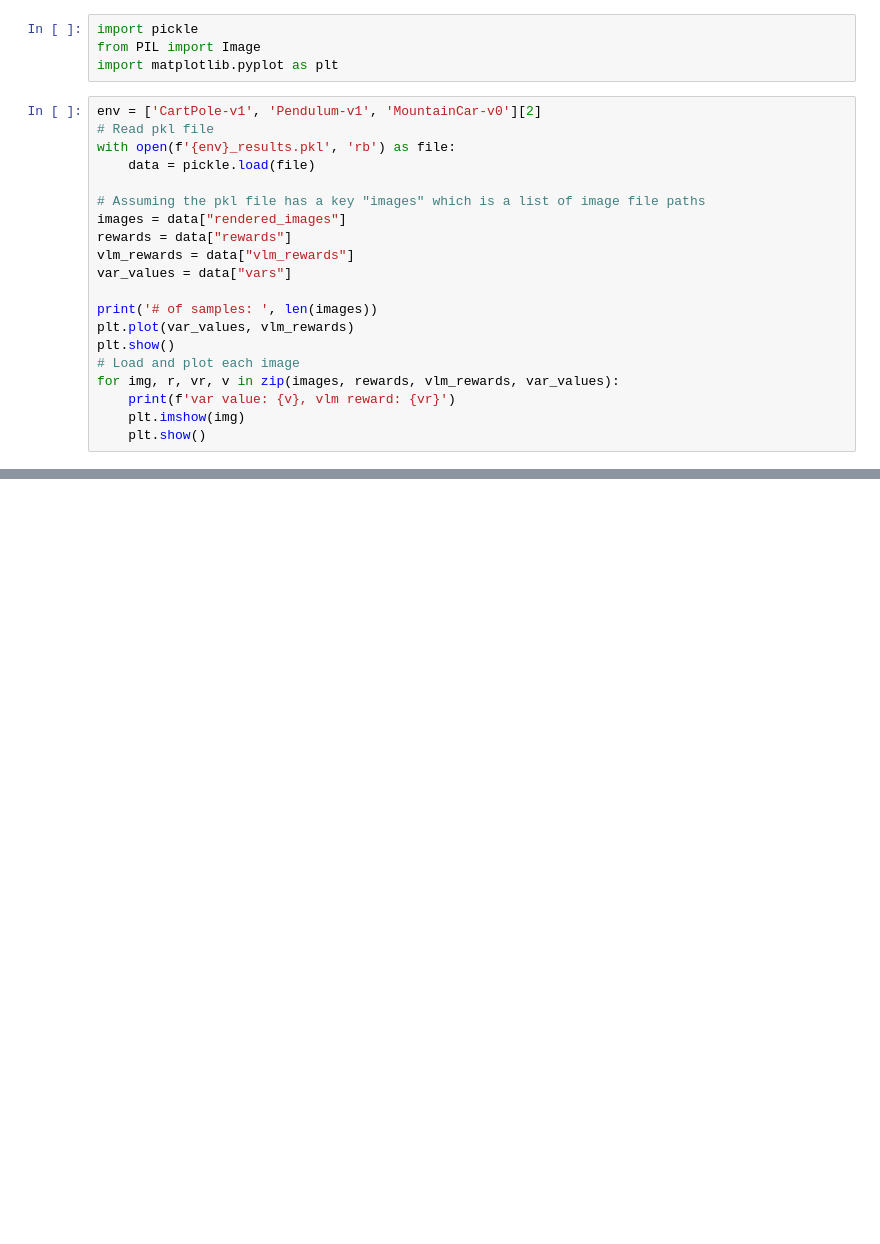
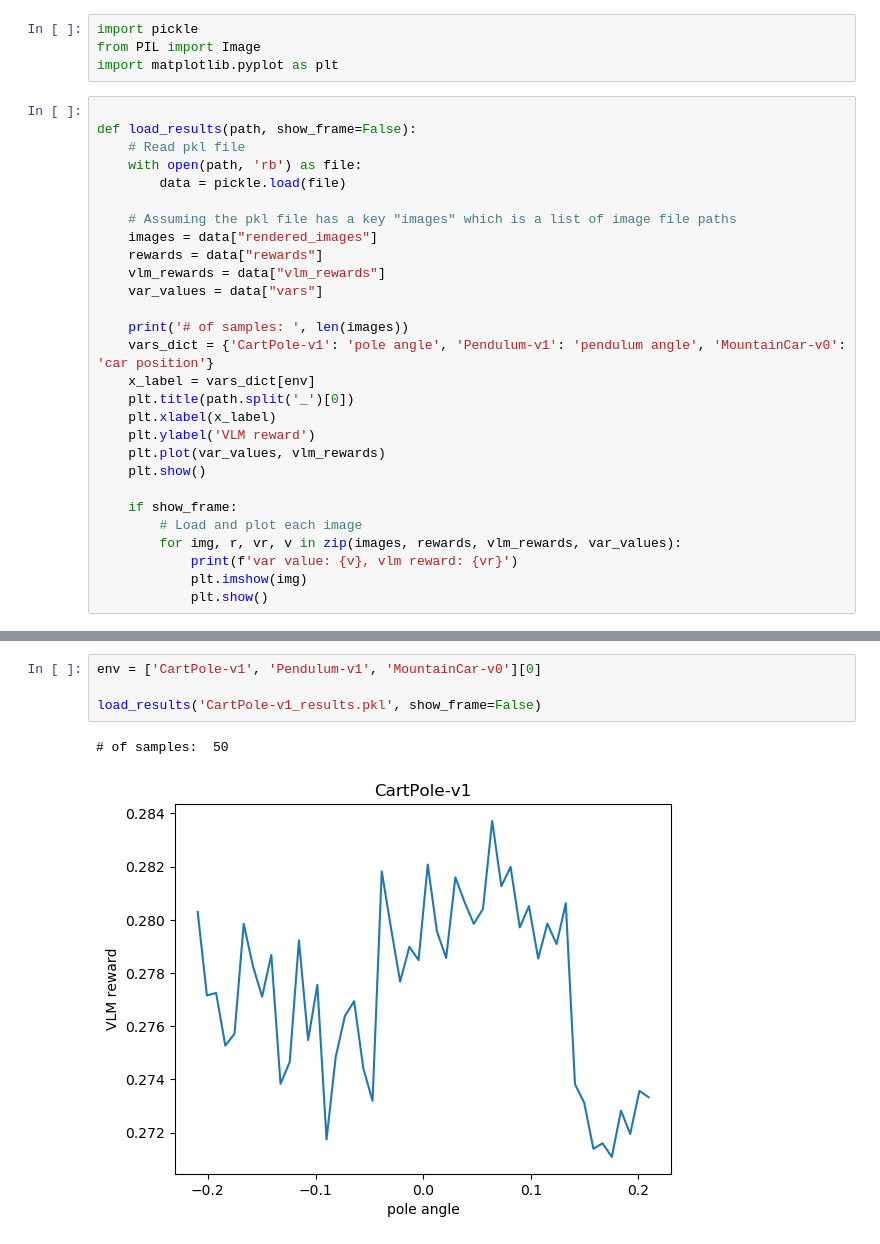
Before and after one commit to quantumiracle/human_prior_games, a Jupyter notebook: openai_gym/read_render.ipynb, the cells around one changed output, grey strips where cells are left out. Saved outputs shown, nothing was run; the diff lists cells and outputs as text; blank space fills up the shorter version.

```diff
--- a/openai_gym/read_render.ipynb
+++ b/openai_gym/read_render.ipynb
@@ -3,22 +3,30 @@ import pickle
 from PIL import Image
 import matplotlib.pyplot as plt
 # %%
-env = ['CartPole-v1', 'Pendulum-v1', 'MountainCar-v0'][2]
-# Read pkl file
-with open(f'{env}_results.pkl', 'rb') as file:
-    data = pickle.load(file)
 
-# Assuming the pkl file has a key "images" which is a list of image file paths
-images = data["rendered_images"]
-rewards = data["rewards"]
-vlm_rewards = data["vlm_rewards"]
-var_values = data["vars"]
+def load_results(path, show_frame=False):
+    # Read pkl file
+    with open(path, 'rb') as file:
+        data = pickle.load(file)
 
-print('# of samples: ', len(images))
-plt.plot(var_values, vlm_rewards)
-plt.show()
-# Load and plot each image
-for img, r, vr, v in zip(images, rewards, vlm_rewards, var_values):
-    print(f'var value: {v}, vlm reward: {vr}')
-    plt.imshow(img)
+    # Assuming the pkl file has a key "images" which is a list of image file paths
+    images = data["rendered_images"]
+    rewards = data["rewards"]
+    vlm_rewards = data["vlm_rewards"]
+    var_values = data["vars"]
+
+    print('# of samples: ', len(images))
+    vars_dict = {'CartPole-v1': 'pole angle', 'Pendulum-v1': 'pendulum angle', 'MountainCar-v0': 'car position'}
+    x_label = vars_dict[env]
+    plt.title(path.split('_')[0])
+    plt.xlabel(x_label)
+    plt.ylabel('VLM reward')
+    plt.plot(var_values, vlm_rewards)
     plt.show()
+
+    if show_frame:
+        # Load and plot each image
+        for img, r, vr, v in zip(images, rewards, vlm_rewards, var_values):
+            print(f'var value: {v}, vlm reward: {vr}')
+            plt.imshow(img)
+            plt.show()
@@ -38,0 +33,7 @@ var value: -1.0530612244897959, vlm reward: 0.4875383973121643
+# %%
+env = ['CartPole-v1', 'Pendulum-v1', 'MountainCar-v0'][0]
+
+load_results('CartPole-v1_results.pkl', show_frame=False)
+# %% [output]
+# of samples:  50
+[figure, added]
```
Also changed, not shown: parts of 6 cells of this notebook, 3 other files.
